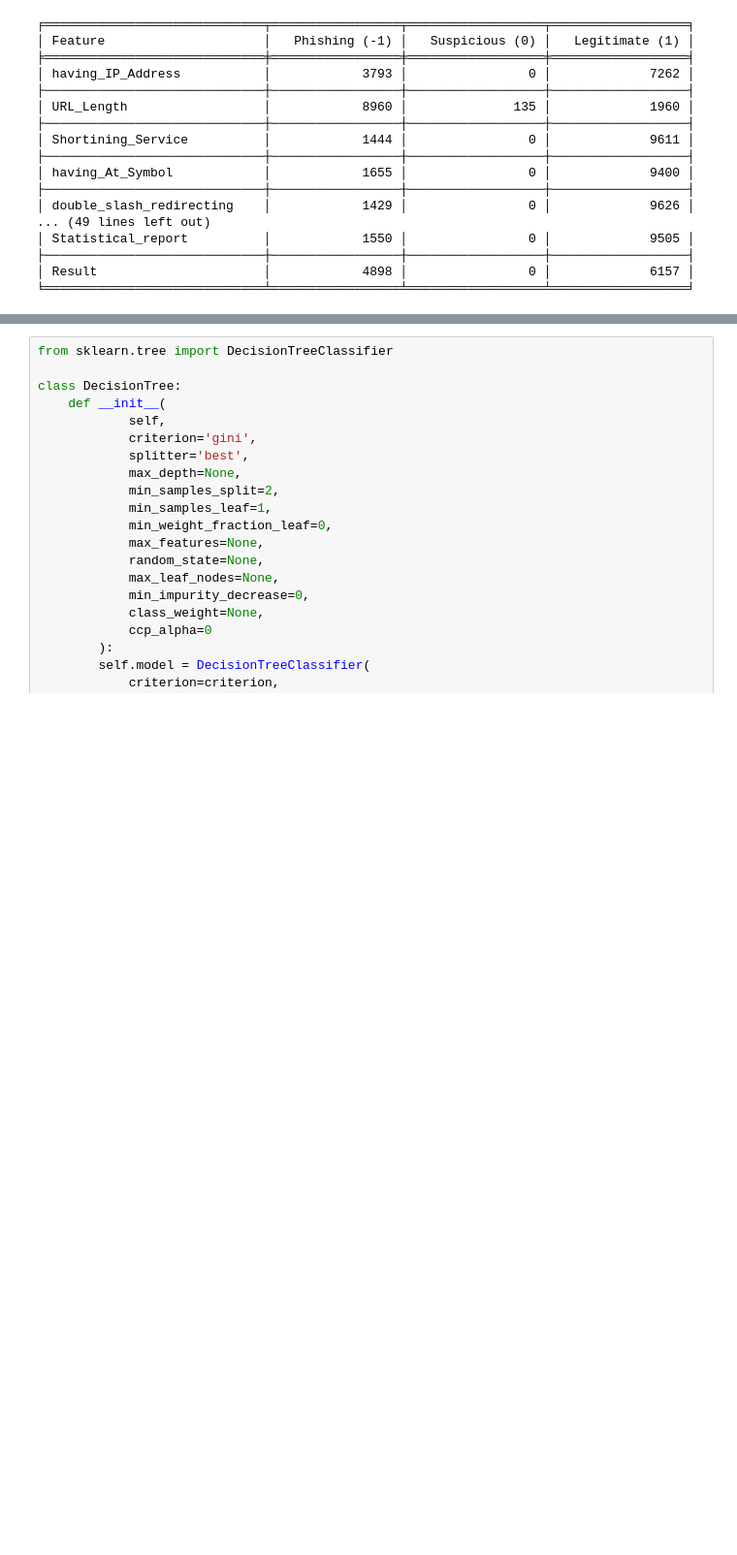
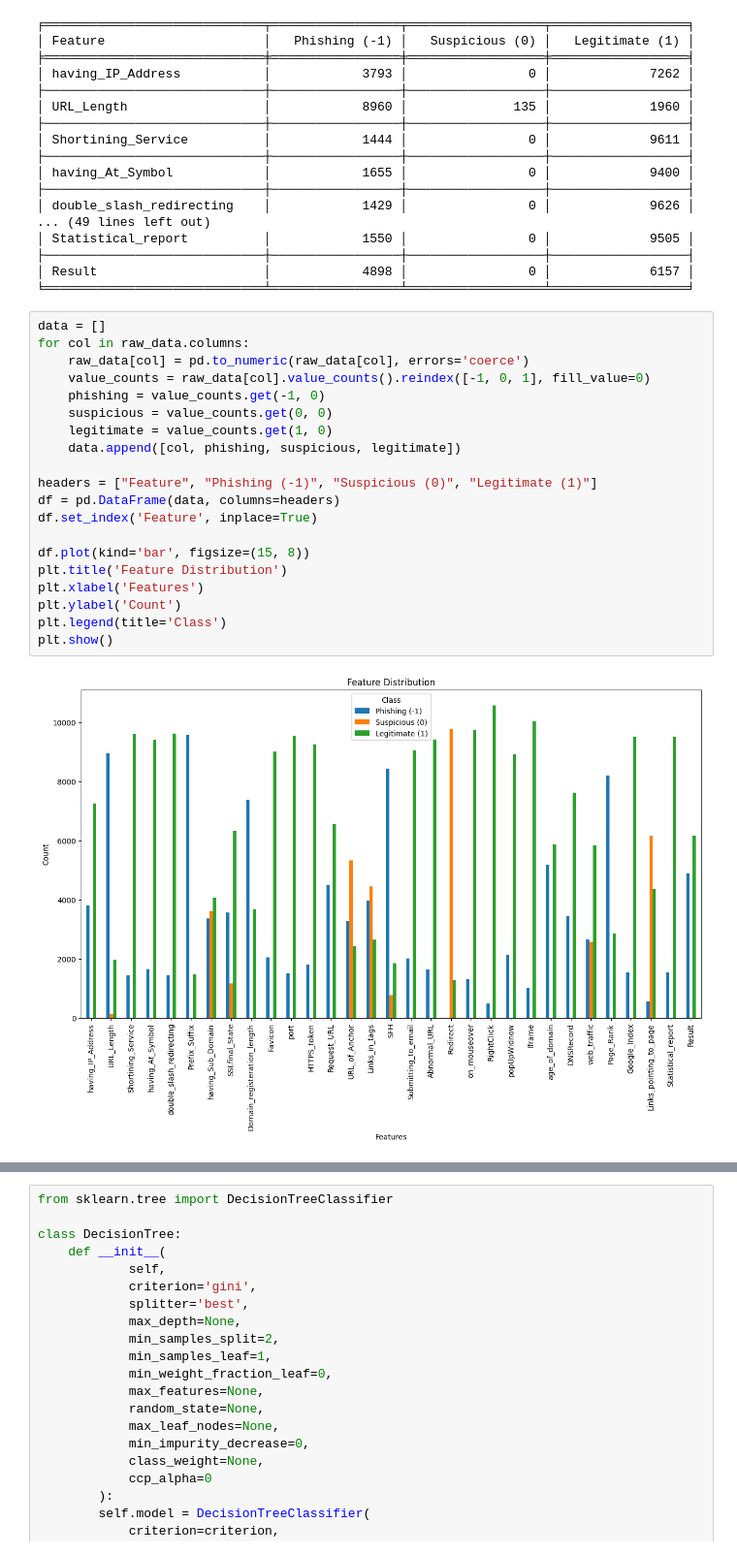
Before and after one commit to nathanMils/781-Project, a Jupyter notebook: notebooks/eda.ipynb, the cells around one changed output, grey strips where cells are left out. Shown at 97% size. Cells and saved outputs as stored; diff of their text form; blank space fills up the shorter version.

```diff
--- a/notebooks/eda.ipynb
+++ b/notebooks/eda.ipynb
@@ -348,3 +348,25 @@ create_table(data, headers)
 ├─────────────────────────────┼─────────────────┼──────────────────┼──────────────────┤
 │ Result                      │            4898 │                0 │             6157 │
 ╘═════════════════════════════╧═════════════════╧══════════════════╧══════════════════╛
+# %%
+data = []
+for col in raw_data.columns:
+    raw_data[col] = pd.to_numeric(raw_data[col], errors='coerce')
+    value_counts = raw_data[col].value_counts().reindex([-1, 0, 1], fill_value=0)
+    phishing = value_counts.get(-1, 0)
+    suspicious = value_counts.get(0, 0)
+    legitimate = value_counts.get(1, 0)
+    data.append([col, phishing, suspicious, legitimate])
+
+headers = ["Feature", "Phishing (-1)", "Suspicious (0)", "Legitimate (1)"]
+df = pd.DataFrame(data, columns=headers)
+df.set_index('Feature', inplace=True)
+
+df.plot(kind='bar', figsize=(15, 8))
+plt.title('Feature Distribution')
+plt.xlabel('Features')
+plt.ylabel('Count')
+plt.legend(title='Class')
+plt.show()
+# %% [output]
+[figure, added]
```
Also changed, not shown: parts of 2 cells of this notebook, 16 other files.
